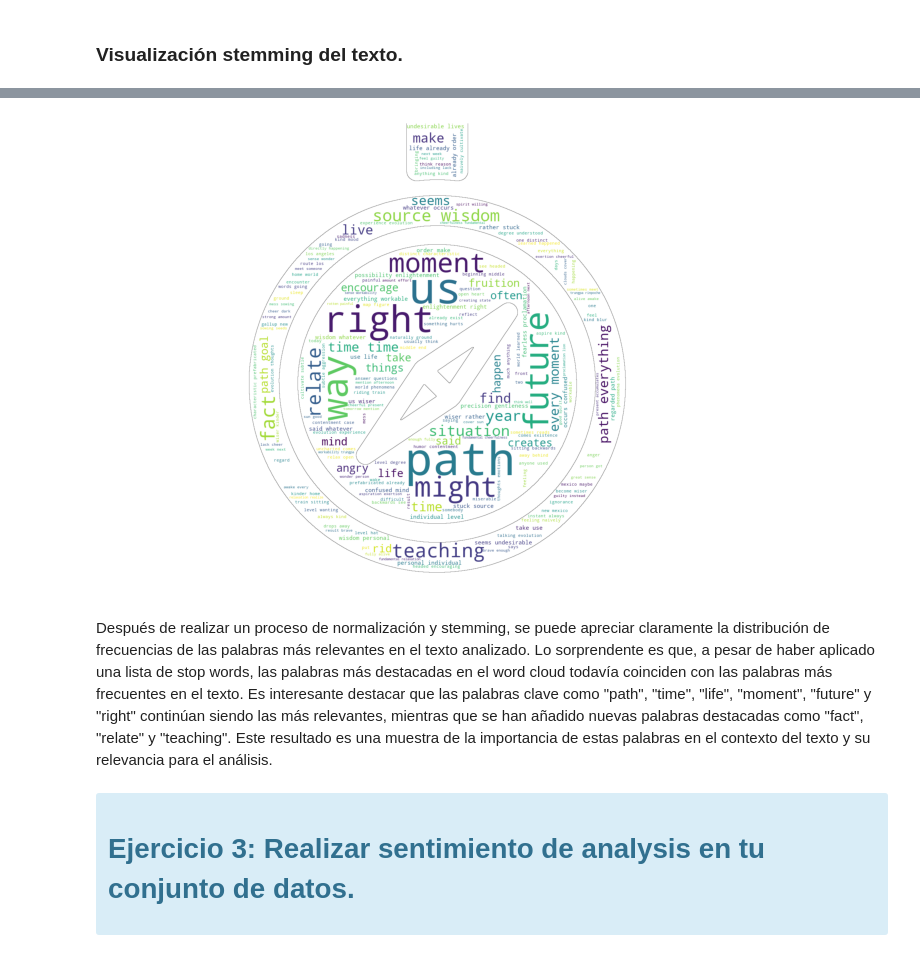
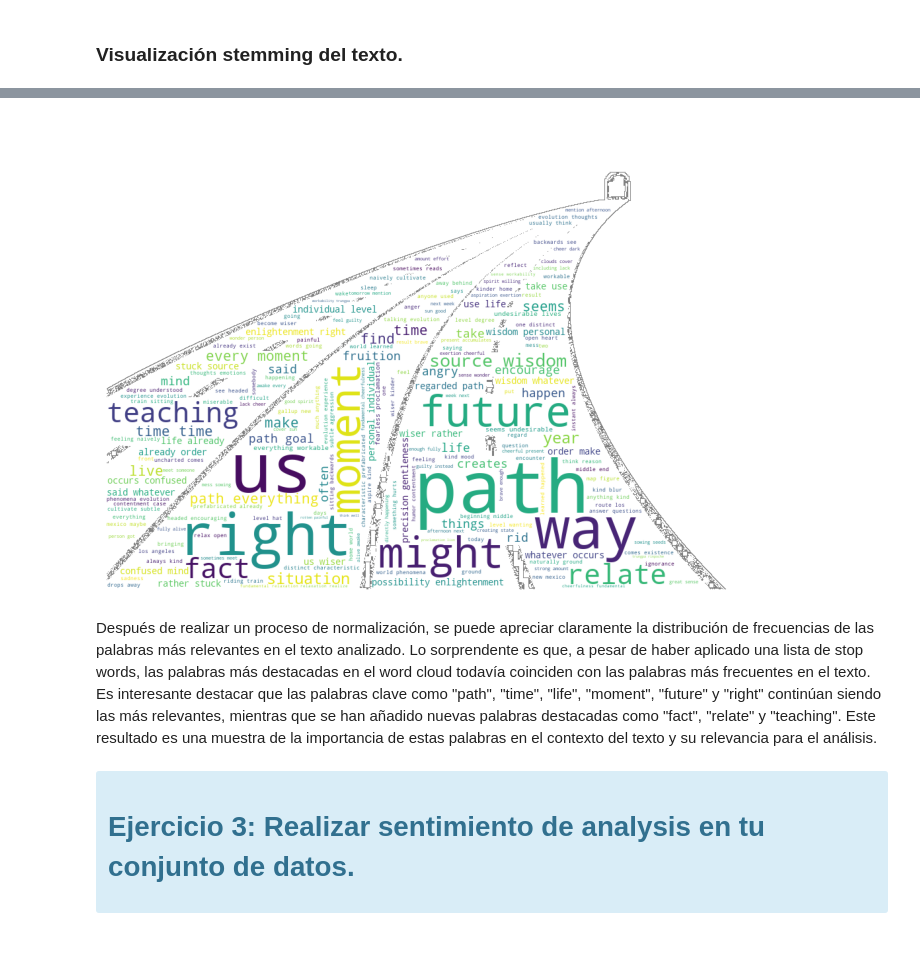
Before and after one commit to neiluz/IT_Academy_Spring9_Text_mining, a Jupyter notebook: Spring_9_textMinning.ipynb, the cells around one changed output, grey strips where cells are left out. Drawn from its saved outputs; the diff is of its cells as text; code cells hidden in the pictures.

```diff
--- a/Spring_9_textMinning.ipynb
+++ b/Spring_9_textMinning.ipynb
@@ -405,0 +406,23 @@ Lemma Text: ['path', 'goal', 'possibility', 'enlightenment', 'right', 'future',
+# %%
+lemmatizer = WordNetLemmatizer()
+
+def lemmatize_text(text):
+    pos_tags = nltk.pos_tag(text)
+    lemmatized_text = [lemmatizer.lemmatize(word, get_wordnet_pos(pos_tag)) for word, pos_tag in pos_tags]
+    return lemmatized_text
+
+def get_wordnet_pos(pos_tag):
+    if pos_tag.startswith('J'):
+        return 'a'
+    elif pos_tag.startswith('V'):
+        return 'v'
+    elif pos_tag.startswith('N'):
+        return 'n'
+    elif pos_tag.startswith('R'):
+        return 'r'
+    else:
+        return 'n'
+# %%
+lemmatized_word = lemmatize_text(filtered_text)
+
+print(lemmatized_word)
@@ -444,5 +466,5 @@ def transform_white_backgroud(png_path):
 
     return mask
 # %%
-mask = transform_white_backgroud('brujula.png')
+mask = transform_white_backgroud('camino.png')
 # %% [output]
@@ -450,21 +472,21 @@ mask = transform_white_backgroud('brujula.png')
 # %%
-text2 = " ".join(lemma_words)
+text2 = " ".join(lemmatized_word)
 text2 = text.replace('"', '')
 
 word_cloud = WordCloud(mask=mask, background_color='white', contour_width=1, contour_color='grey', max_words=200,
                        min_font_size=5, collocation_threshold=10).generate(text2)
 
-word_cloud.to_file('brujula.png') #Guardamos la imagen generada
+word_cloud.to_file('camino2.png') #Guardamos la imagen generada
 
 plt.figure(figsize=(12,8))
 plt.imshow(word_cloud)
 plt.axis('off')
 plt.tight_layout(pad=10)
 plt.show()
 # %% [output]
-[figure, old version]
+[figure, new version]
 # %% [markdown]
-Después de realizar un proceso de normalización y stemming, se puede apreciar claramente la distribución de frecuencias de las palabras más relevantes en el texto analizado. Lo sorprendente es que, a pesar de haber aplicado una lista de stop words, las palabras más destacadas en el word cloud todavía coinciden con las palabras más frecuentes en el texto. Es interesante destacar que las palabras clave como "path", "time", "life", "moment", "future" y "right" continúan siendo las más relevantes, mientras que se han añadido nuevas palabras destacadas como "fact", "relate" y "teaching". Este resultado es una muestra de la importancia de estas palabras en el contexto del texto y su relevancia para el análisis.
+Después de realizar un proceso de normalización, se puede apreciar claramente la distribución de frecuencias de las palabras más relevantes en el texto analizado. Lo sorprendente es que, a pesar de haber aplicado una lista de stop words, las palabras más destacadas en el word cloud todavía coinciden con las palabras más frecuentes en el texto. Es interesante destacar que las palabras clave como "path", "time", "life", "moment", "future" y "right" continúan siendo las más relevantes, mientras que se han añadido nuevas palabras destacadas como "fact", "relate" y "teaching". Este resultado es una muestra de la importancia de estas palabras en el contexto del texto y su relevancia para el análisis.
 # %% [markdown]
 <div class="alert alert-block alert-info">
 <b><h1> Ejercicio 3: Realizar sentimiento de analysis en tu conjunto de datos.</h1></b>
```
Also changed, not shown: parts of 52 cells of this notebook.
